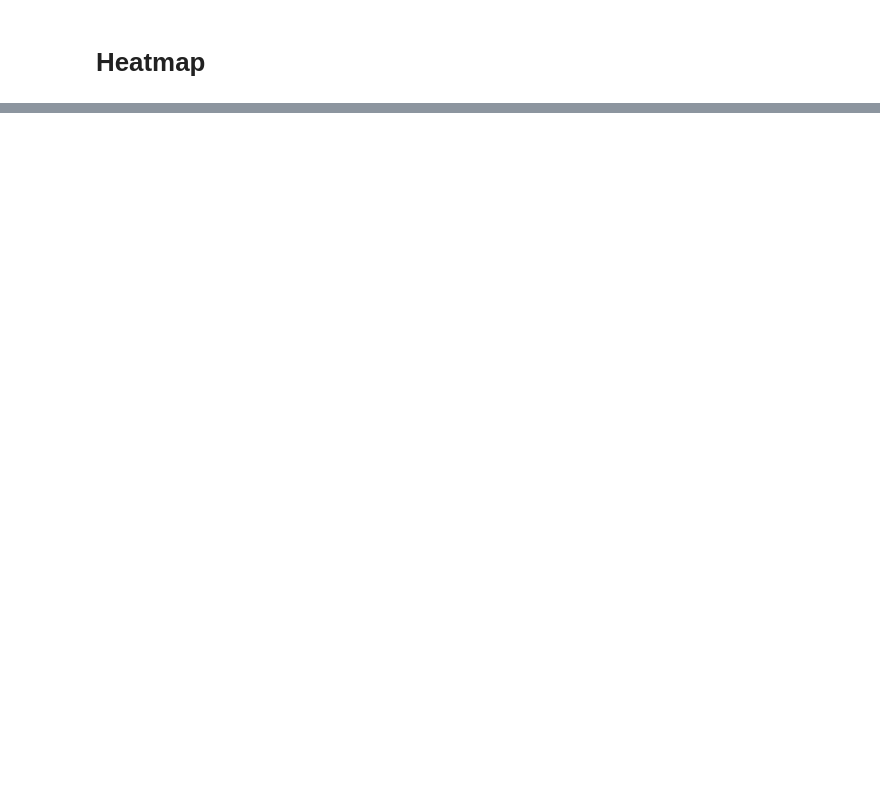
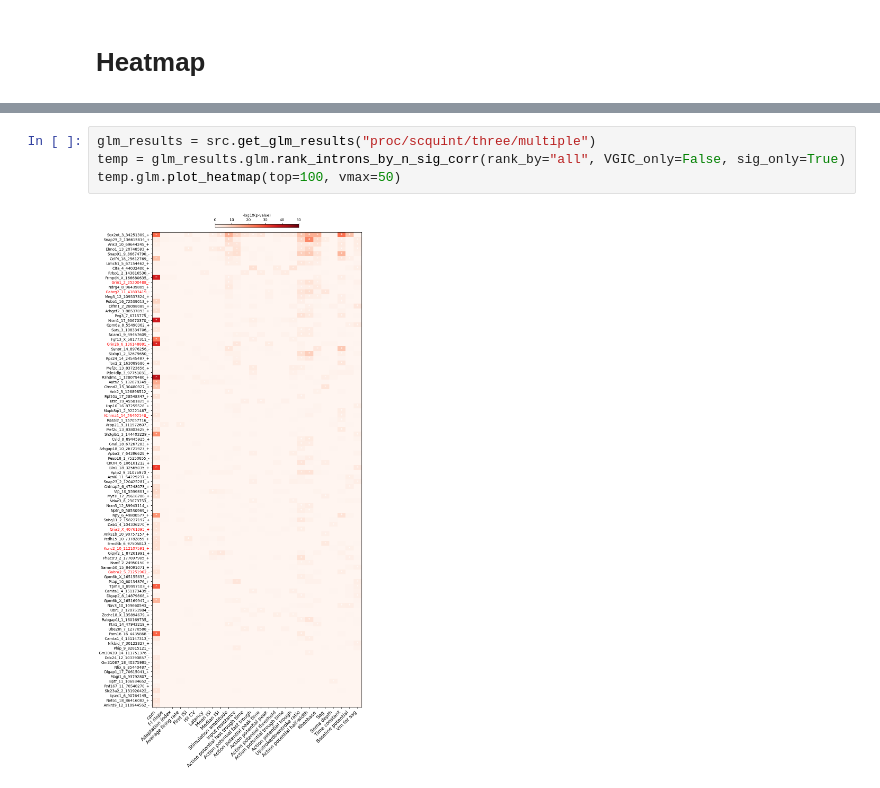
Before and after one commit to nuoxuxu/patch_seq_spl, a Jupyter notebook: notebooks/funcitonal_characterization.ipynb, the cells around one changed output, grey strips where cells are left out. Drawn from its saved outputs; the diff is of its cells as text; blank space fills up the shorter version.

```diff
--- a/notebooks/funcitonal_characterization.ipynb
+++ b/notebooks/funcitonal_characterization.ipynb
@@ -201,0 +222,6 @@ src.plot_glm_results("proc/scquint/three/simple")
+# %%
+glm_results = src.get_glm_results("proc/scquint/three/multiple")
+temp = glm_results.glm.rank_introns_by_n_sig_corr(rank_by="all", VGIC_only=False, sig_only=True)
+temp.glm.plot_heatmap(top=100, vmax=50)
+# %% [output]
+[figure, added]
```
Also changed, not shown: parts of 14 cells of this notebook, 4 other files.
